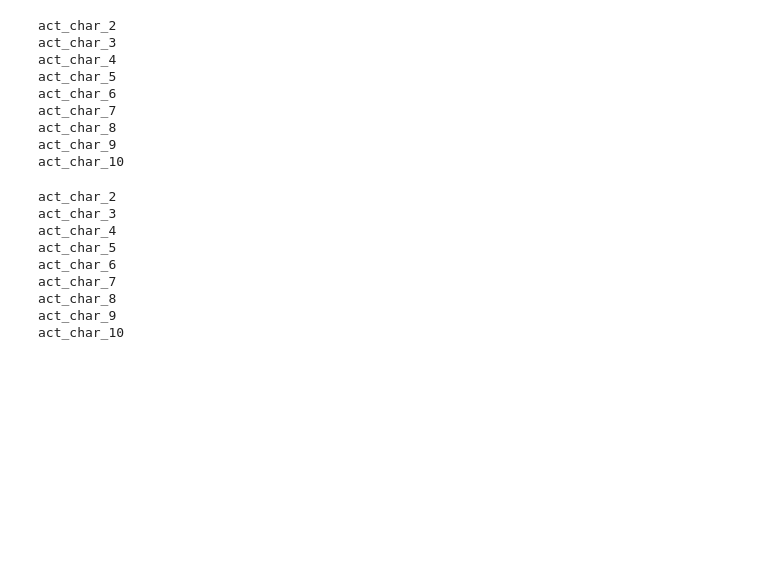
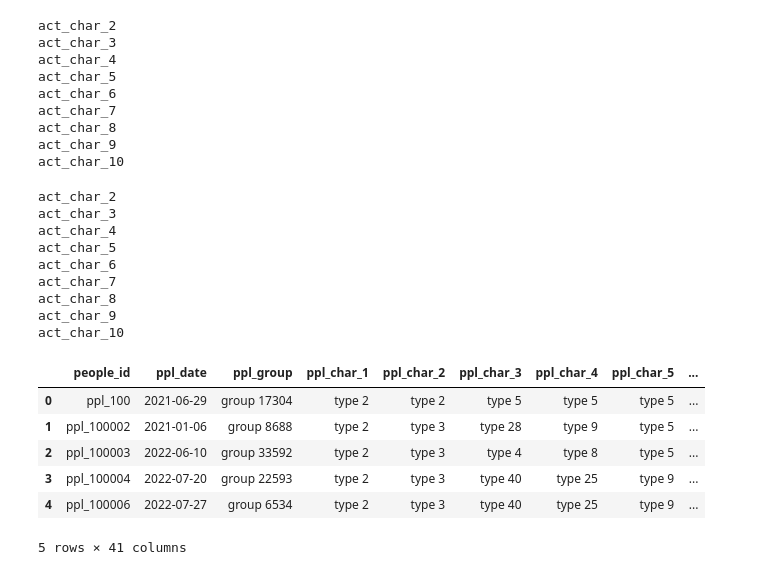
Before and after one commit to HeyIts-RJ/predicting-red-hat-business-value, a Jupyter notebook: final-project.ipynb, the cells around one changed output. Saved outputs shown, nothing was run; the diff lists cells and outputs as text; code cells hidden in the pictures; blank space fills up the shorter version.

```diff
--- a/final-project.ipynb
+++ b/final-project.ipynb
@@ -196,3 +196,13 @@ people_df[['ppl_group'] + people_columns] = people_df[['ppl_group'] + people_col
 activity_category = test_df.columns.to_list()[3:14]
 test_df[activity_category] = test_df[activity_category].astype('category')
 train_df[activity_category] = train_df[activity_category].astype('category')
+# %%
+people_df.head()
+# %% [output]
+|  | people_id | ppl_date | ppl_group | ppl_char_1 | ppl_char_2 | ppl_char_3 | ppl_char_4 | ppl_char_5 | ... |
+| 0 | ppl_100 | 2021-06-29 | group 17304 | type 2 | type 2 | type 5 | type 5 | type 5 | ... |
+| 1 | ppl_100002 | 2021-01-06 | group 8688 | type 2 | type 3 | type 28 | type 9 | type 5 | ... |
+| 2 | ppl_100003 | 2022-06-10 | group 33592 | type 2 | type 3 | type 4 | type 8 | type 5 | ... |
+| 3 | ppl_100004 | 2022-07-20 | group 22593 | type 2 | type 3 | type 40 | type 25 | type 9 | ... |
+| 4 | ppl_100006 | 2022-07-27 | group 6534 | type 2 | type 3 | type 40 | type 25 | type 9 | ... |
+5 rows × 41 columns
```
Also changed, not shown: parts of 8 cells of this notebook.
